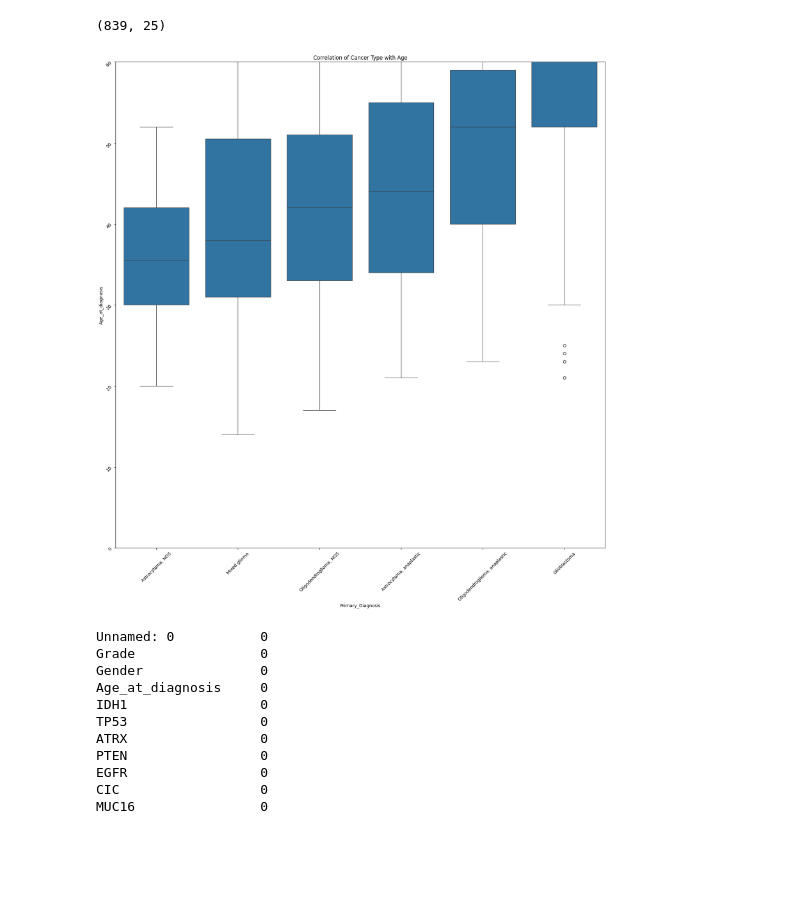
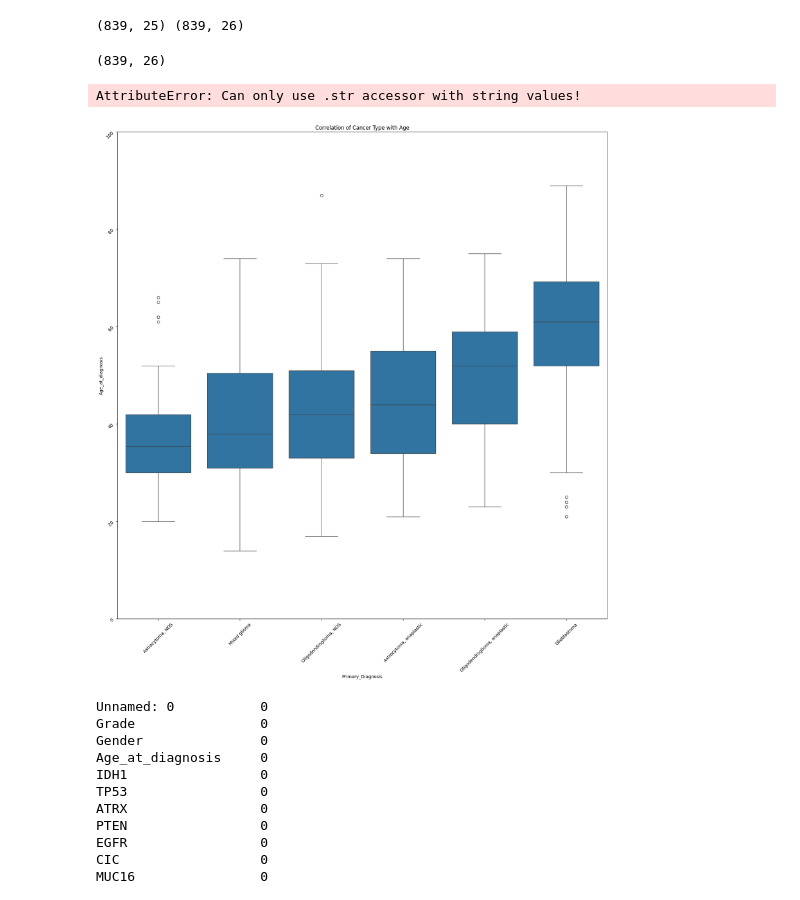
Before and after one commit to Rishcursion/Machine-Learning-Project, a Jupyter notebook: Data Exploration.ipynb, the cells around one changed output. Drawn from its saved outputs; the diff is of its cells as text; code cells hidden in the pictures; blank space fills up the shorter version.

Commit message:
feat: finalised project

```diff
--- a/Data Exploration.ipynb
+++ b/Data Exploration.ipynb
@@ -7,6 +7,5 @@ import numpy as np
 encoded_df = pd.read_csv("TCGA_InfoWithGrade.csv")
 non_encoded_df = pd.read_csv("TCGA_GBM_LGG_Mutations_all.csv")
 # %%
-non_encoded_df = non_encoded_df.drop(["Project", "Case_ID"], axis=1)
 non_encoded_df.head()
 # %% [output]
@@ -14,5 +19,7 @@ KeyError: "['Project', 'Case_ID'] not found in axis"
 # %%
 print(encoded_df.shape,non_encoded_df.shape)
+# %% [output]
+(839, 25) (839, 26)
 # %%
 non_encoded_df.replace("--", np.nan, inplace=True)
 non_encoded_df.replace("not reported", np.nan, inplace=True)
@@ -21,10 +28,12 @@ non_encoded_df.isna().sum()
 non_encoded_df = non_encoded_df.dropna()
 non_encoded_df.shape
 # %% [output]
-(839, 25)
+(839, 26)
 # %%
 non_encoded_df["Age_at_diagnosis"] = non_encoded_df["Age_at_diagnosis"].str.split(' ').str[0]
 non_encoded_df.head()
+# %% [output]
+AttributeError: Can only use .str accessor with string values!
 # %%
 # Convert Age_at_diagnosis to numeric (if not already)
 non_encoded_df['Age_at_diagnosis'] = pd.to_numeric(non_encoded_df['Age_at_diagnosis'], errors='coerce')
@@ -38,14 +47,14 @@ non_encoded_df['Primary_Diagnosis'] = pd.Categorical(non_encoded_df['Primary_Dia
 # %%
 plt.figure(figsize=(20, 20))
 
 sns.boxplot(x=non_encoded_df["Primary_Diagnosis"], y=non_encoded_df["Age_at_diagnosis"])
 plt.title("Correlation of Cancer Type with Age")
 plt.xticks(rotation=45)
 plt.yticks(rotation=45)
-plt.ylim(0, 60)
+plt.ylim(0, 100)
 plt.show()
 # %% [output]
-[figure, old version]
+[figure, new version]
 # %%
 encoded_df.isnull().sum()
 # %% [output]
```
Also changed, not shown: parts of 1 cell of this notebook, 3 other files.
